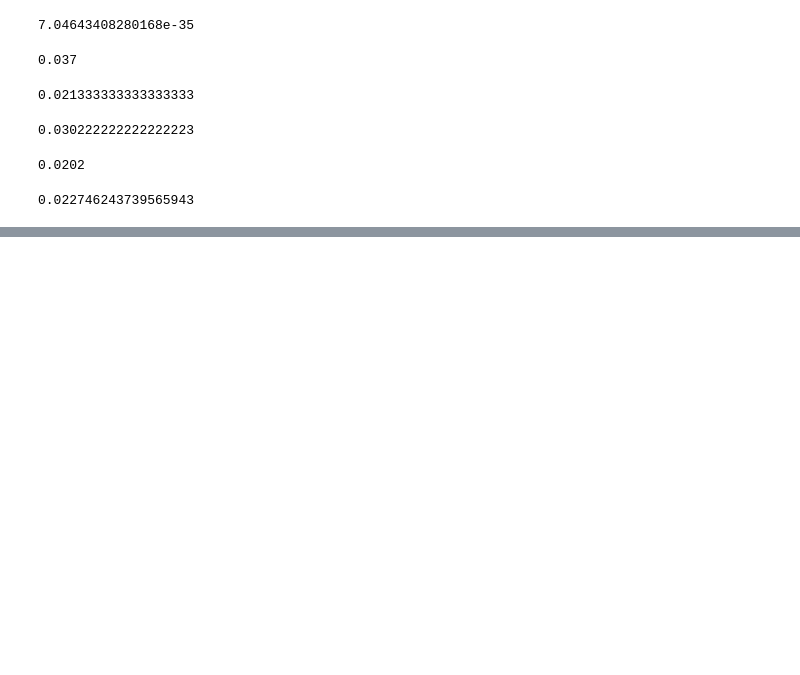
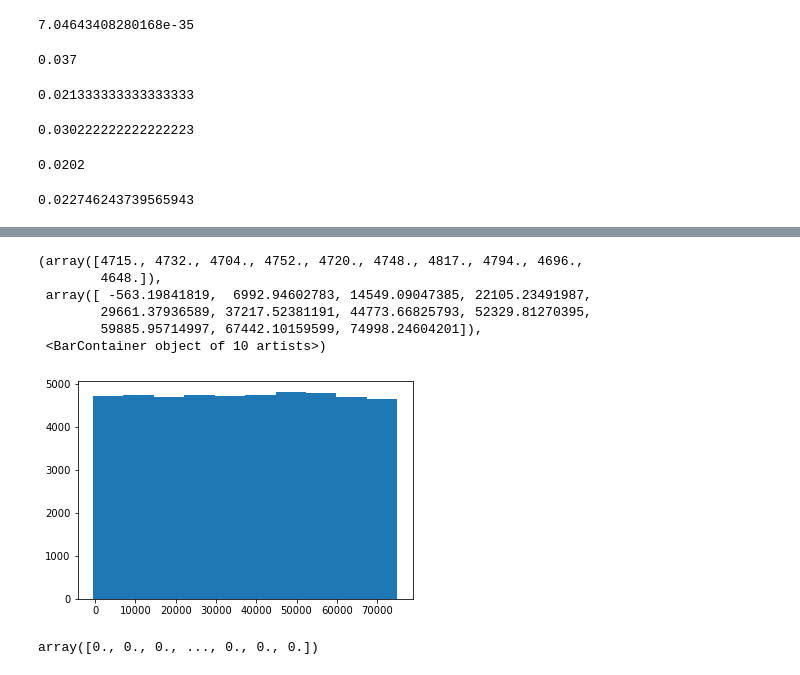
Before and after one commit to mhostert/BIN_MC, a Jupyter notebook: Untitled.ipynb, the cells around one changed output, grey strips where cells are left out. Cells and saved outputs as stored; diff of their text form; code cells hidden in the pictures; blank space fills up the shorter version.

```diff
--- a/Untitled.ipynb
+++ b/Untitled.ipynb
@@ -49,0 +119,14 @@ xx[0] + 9000 * (xx[-1] - xx[-2])/(es[-1] - es[-2])
+# %%
+plt.hist(cc1.mltd)
+# %% [output]
+(array([4715., 4732., 4704., 4752., 4720., 4748., 4817., 4794., 4696.,
+        4648.]),
+ array([ -563.19841819,  6992.94602783, 14549.09047385, 22105.23491987,
+        29661.37936589, 37217.52381191, 44773.66825793, 52329.81270395,
+        59885.95714997, 67442.10159599, 74998.24604201]),
+ <BarContainer object of 10 artists>)
+[figure, added]
+# %%
+cc.p[:,1]
+# %% [output]
+array([0., 0., 0., ..., 0., 0., 0.])
```
Also changed, not shown: parts of 15 cells of this notebook, 10 other files.
